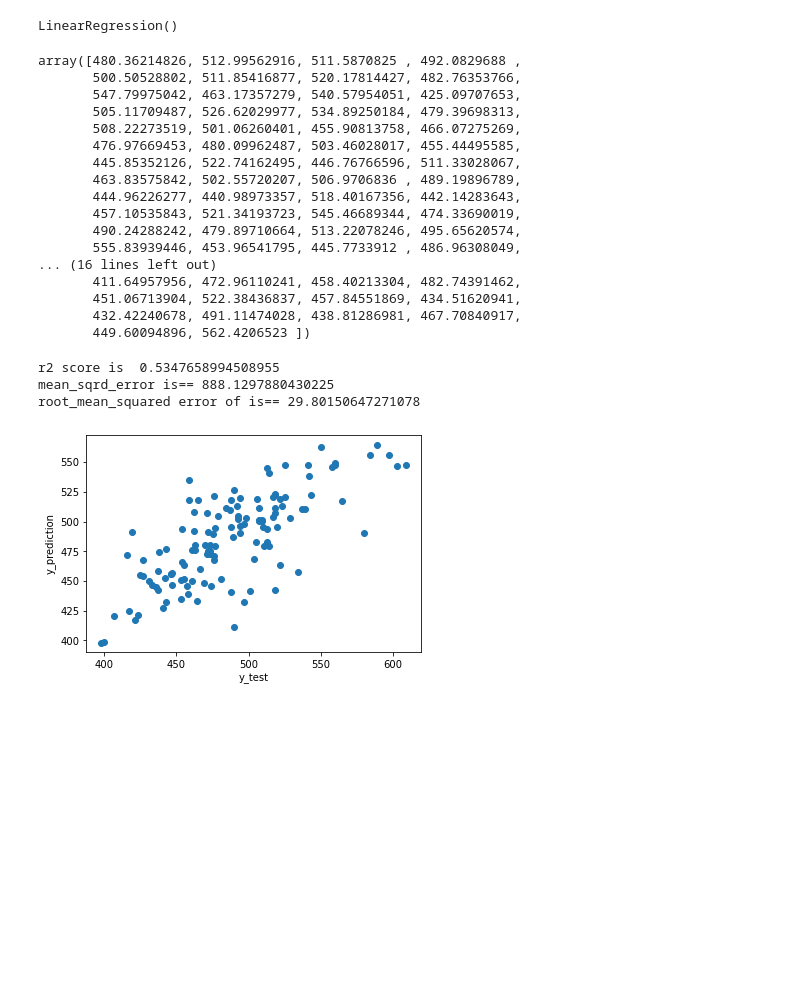
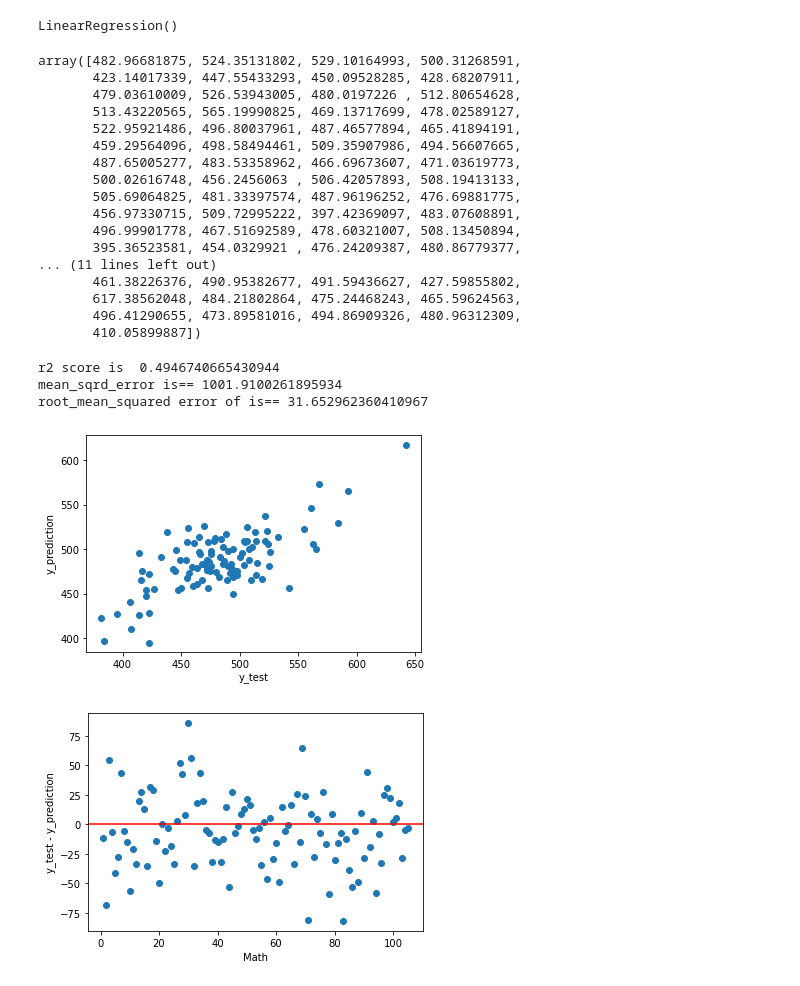
Before and after one commit to morrissey466/Illinois_School_Analysis, a Jupyter notebook: Resources/RegressionNew.ipynb, the cells around one changed output. Drawn from its saved outputs; the diff is of its cells as text; code cells hidden in the pictures; blank space fills up the shorter version.

Commit message:
added y_test - y_prediction graphs

```diff
--- a/Resources/RegressionNew.ipynb
+++ b/Resources/RegressionNew.ipynb
@@ -57,9 +44,21 @@ general_df
 # %%
-gen_df = general_df.filter(['RCDTS', 'Student Enrollment - Low Income %', 'Avg Class Size – All Grades', 'Avg Teaching Exp',
-                           'Bachelor Degree', 'Masters Degree', 'Teacher Retention Rate', 'Admin Avg Salary'], axis = 1)
-gen_df = gen_df.dropna()
+gen_df = general_df.filter(['RCDTS',
+                            'Teacher Retention Rate',
+                            '# of 12 graders who took advanced Courses',
+                            'Avg Number of days of Physical Education Per Week Per Student',
+                            'Community College Remediation %',
+                            'Avg Class Size – All Grades',
+                            'Chronic Absenteeism',
+                            'Chronic Absenteeism - Low Income'
+                           ], axis = 1)
+#gen_df = gen_df.dropna()
+gen_df.rename(columns = {'Teacher Retention Rate':'TeachRetRate'}, inplace = True)
+gen_df.rename(columns = {'# of 12 graders who took advanced Courses':'advCourses'}, inplace = True)
+gen_df.rename(columns = {'Avg Number of days of Physical Education Per Week Per Student':'PhyEd'}, inplace = True)
+gen_df.rename(columns = {'Community College Remediation %':'ComCollege'}, inplace = True)
 gen_df.rename(columns = {'Avg Class Size – All Grades':'ClassSize'}, inplace = True)
-gen_df.rename(columns = {'Student Enrollment - Low Income %':'LowIncome'}, inplace = True)
-gen_df.rename(columns = {'Teacher Retention Rate':'TeachRetRate'}, inplace = True)
+gen_df.rename(columns = {'Chronic Absenteeism':'ChronicAbsentee'}, inplace = True)
+gen_df.rename(columns = {'Chronic Absenteeism - Low Income':'ChronicLowIncome'}, inplace = True)
+
 gen_df
 # %% [output]
@@ -124,45 +123,57 @@ LinearRegression()
 y_prediction =  LR.predict(x_test)
 y_prediction
 # %% [output]
-array([480.36214826, 512.99562916, 511.5870825 , 492.0829688 ,
-       500.50528802, 511.85416877, 520.17814427, 482.76353766,
-       547.79975042, 463.17357279, 540.57954051, 425.09707653,
-       505.11709487, 526.62029977, 534.89250184, 479.39698313,
-       508.22273519, 501.06260401, 455.90813758, 466.07275269,
-       476.97669453, 480.09962487, 503.46028017, 455.44495585,
-       445.85352126, 522.74162495, 446.76766596, 511.33028067,
-       463.83575842, 502.55720207, 506.9706836 , 489.19896789,
-       444.96226277, 440.98973357, 518.40167356, 442.14283643,
-       457.10535843, 521.34193723, 545.46689344, 474.33690019,
-       490.24288242, 479.89710664, 513.22078246, 495.65620574,
-       555.83939446, 453.96541795, 445.7733912 , 486.96308049,
-... (16 lines left out)
-       411.64957956, 472.96110241, 458.40213304, 482.74391462,
-       451.06713904, 522.38436837, 457.84551869, 434.51620941,
-       432.42240678, 491.11474028, 438.81286981, 467.70840917,
-       449.60094896, 562.4206523 ])
+array([482.96681875, 524.35131802, 529.10164993, 500.31268591,
+       423.14017339, 447.55433293, 450.09528285, 428.68207911,
+       479.03610009, 526.53943005, 480.0197226 , 512.80654628,
+       513.43220565, 565.19990825, 469.13717699, 478.02589127,
+       522.95921486, 496.80037961, 487.46577894, 465.41894191,
+       459.29564096, 498.58494461, 509.35907986, 494.56607665,
+       487.65005277, 483.53358962, 466.69673607, 471.03619773,
+       500.02616748, 456.2456063 , 506.42057893, 508.19413133,
+       505.69064825, 481.33397574, 487.96196252, 476.69881775,
+       456.97330715, 509.72995222, 397.42369097, 483.07608891,
+       496.99901778, 467.51692589, 478.60321007, 508.13450894,
+       395.36523581, 454.0329921 , 476.24209387, 480.86779377,
+... (11 lines left out)
+       461.38226376, 490.95382677, 491.59436627, 427.59855802,
+       617.38562048, 484.21802864, 475.24468243, 465.59624563,
+       496.41290655, 473.89581016, 494.86909326, 480.96312309,
+       410.05899887])
 # %%
 # importing r2_score module
 from sklearn.metrics import r2_score
 from sklearn.metrics import mean_squared_error
 import numpy as np
 
 # predicting the accuracy score
 score = r2_score(y_test,y_prediction)
 print('r2 score is ', score)
 print('mean_sqrd_error is==', mean_squared_error(y_test,y_prediction))
 print('root_mean_squared error of is==', np.sqrt(mean_squared_error(y_test,y_prediction)))
 
+my_length = []
+i = 1
+while i <= len(y_test):
+    my_length.append(i)
+    i += 1
+
 #scatter plot of test vs prediction
 plt.scatter(y_test, y_prediction)
 plt.xlabel('y_test')
 plt.ylabel('y_prediction')
 plt.show()
+plt.scatter(my_length, (y_test - y_prediction))
+plt.ylabel('y_test - y_prediction')
+plt.xlabel('Math')
+plt.axhline(y = 0, c = "red")
+plt.show()
 # %% [output]
-r2 score is  0.5347658994508955
-mean_sqrd_error is== 888.1297880430225
-root_mean_squared error of is== 29.80150647271078
+r2 score is  0.4946740665430944
+mean_sqrd_error is== 1001.9100261895934
+root_mean_squared error of is== 31.652962360410967
-[figure, old version]
+[figure, new version]
+[figure, added]
 # %%
 y = df['ELA']
 x_train, x_test, y_train, y_test = train_test_split(X, y, test_size = 0.2, random_state = 1)
```
Also changed, not shown: parts of 7 cells of this notebook, 4 other files.
